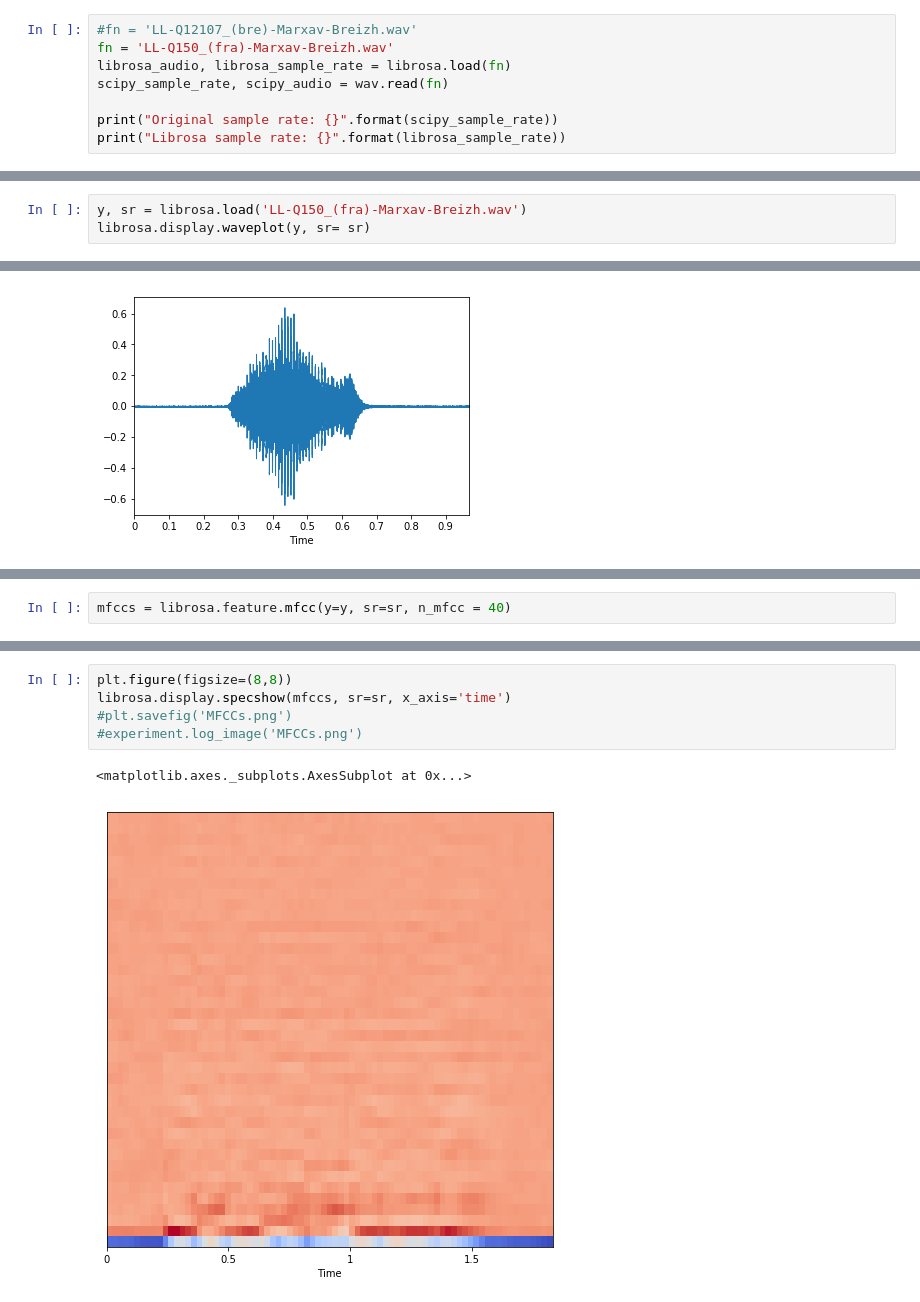
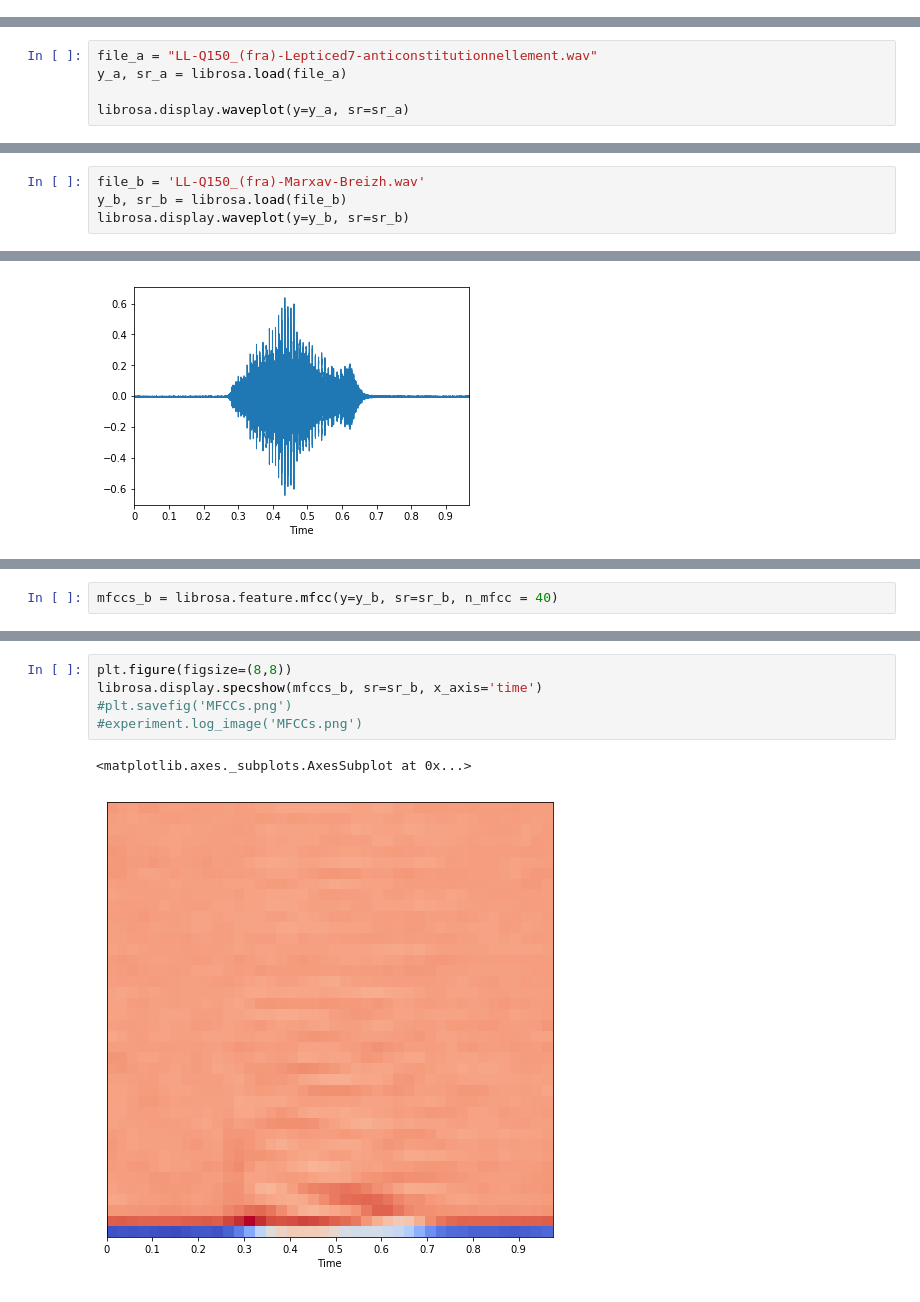
Before and after one commit to marxav/hello-world, a Jupyter notebook: librosa.ipynb, the cells around one changed output, grey strips where cells are left out. Saved outputs shown, nothing was run; the diff lists cells and outputs as text.

```diff
--- a/librosa.ipynb
+++ b/librosa.ipynb
@@ -4,11 +4,3 @@ import librosa.display
 import matplotlib.pyplot as plt
 # %%
 from scipy.io import wavfile as wav
-# %%
-#fn = 'LL-Q12107_(bre)-Marxav-Breizh.wav'
-fn = 'LL-Q150_(fra)-Marxav-Breizh.wav'
-librosa_audio, librosa_sample_rate = librosa.load(fn)
-scipy_sample_rate, scipy_audio = wav.read(fn)
-
-print("Original sample rate: {}".format(scipy_sample_rate))
-print("Librosa sample rate: {}".format(librosa_sample_rate))
@@ -17,0 +11,5 @@ Librosa sample rate: 22050
+# %%
+file_a = "LL-Q150_(fra)-Lepticed7-anticonstitutionnellement.wav"
+y_a, sr_a = librosa.load(file_a)
+
+librosa.display.waveplot(y=y_a, sr=sr_a)
@@ -18,6 +56,7 @@ Librosa sample rate: 22050
 # %%
-y, sr = librosa.load('LL-Q150_(fra)-Marxav-Breizh.wav')
-librosa.display.waveplot(y, sr= sr)
+file_b = 'LL-Q150_(fra)-Marxav-Breizh.wav'
+y_b, sr_b = librosa.load(file_b)
+librosa.display.waveplot(y=y_b, sr=sr_b)
 # %% [output]
 <matplotlib.collections.PolyCollection at 0x...>
 [figure]
@@ -26,3 +75,3 @@ librosa.display.waveplot(y, sr= sr)
 # %%
-mfccs = librosa.feature.mfcc(y=y, sr=sr, n_mfcc = 40)
+mfccs_b = librosa.feature.mfcc(y=y_b, sr=sr_b, n_mfcc = 40)
 # %%
@@ -32,8 +93,8 @@ mfccs.shape
 # %%
 plt.figure(figsize=(8,8))
-librosa.display.specshow(mfccs, sr=sr, x_axis='time')
+librosa.display.specshow(mfccs_b, sr=sr_b, x_axis='time')
 #plt.savefig('MFCCs.png')
 #experiment.log_image('MFCCs.png')
 # %% [output]
 <matplotlib.axes._subplots.AxesSubplot at 0x...>
-[figure, old version]
+[figure, new version]
```
Also changed, not shown: parts of 19 cells of this notebook.
